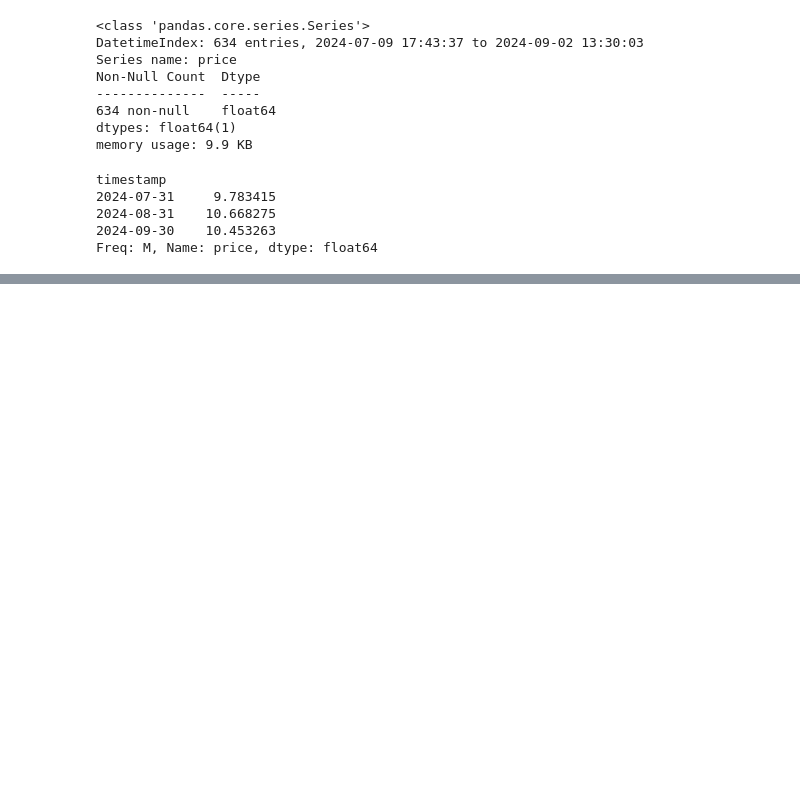
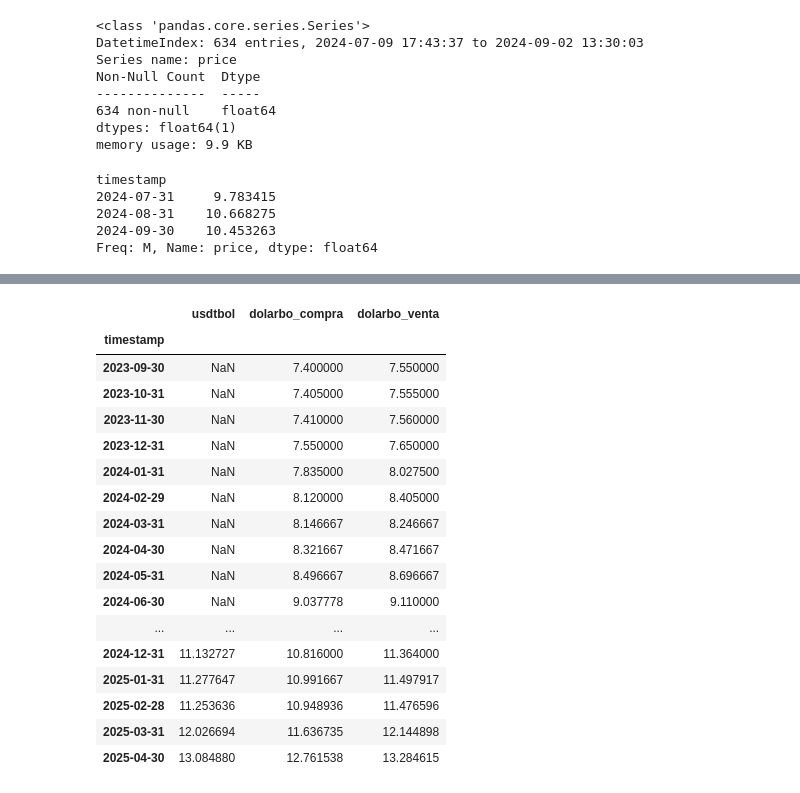
Before and after one commit to osmarbolivar/Sentiment-Analysis-Criptocurrency, a Jupyter notebook: Data.ipynb, the cells around one changed output, grey strips where cells are left out. Saved outputs shown, nothing was run; the diff lists cells and outputs as text; code cells hidden in the pictures; blank space fills up the shorter version.

```diff
--- a/Data.ipynb
+++ b/Data.ipynb
@@ -209,0 +247,30 @@ Freq: M, Name: price, dtype: float64
+# %%
+usdtbol_month = usdtbol.resample('M').mean()
+dolarbo_month = dolarbo.resample('M').mean()
+#usdtbol_month = usdtbol.resample('M').max()
+#dolarbo_month = dolarbo.resample('M').max()
+
+monthly_usdt = pd.merge(usdtbol_month, dolarbo_month, how='outer', left_index=True, right_index=True)
+monthly_usdt.columns = ['usdtbol', 'dolarbo_compra', 'dolarbo_venta']
+monthly_usdt = monthly_usdt.interpolate(method='linear', limit_direction='forward')
+
+monthly_usdt
+# %% [output]
+|  | usdtbol | dolarbo_compra | dolarbo_venta |
+| timestamp |  |  |  |
+| 2023-09-30 | NaN | 7.400000 | 7.550000 |
+| 2023-10-31 | NaN | 7.405000 | 7.555000 |
+| 2023-11-30 | NaN | 7.410000 | 7.560000 |
+| 2023-12-31 | NaN | 7.550000 | 7.650000 |
+| 2024-01-31 | NaN | 7.835000 | 8.027500 |
+| 2024-02-29 | NaN | 8.120000 | 8.405000 |
+| 2024-03-31 | NaN | 8.146667 | 8.246667 |
+| 2024-04-30 | NaN | 8.321667 | 8.471667 |
+| 2024-05-31 | NaN | 8.496667 | 8.696667 |
+| 2024-06-30 | NaN | 9.037778 | 9.110000 |
+| ... | ... | ... | ... |
+| 2024-12-31 | 11.132727 | 10.816000 | 11.364000 |
+| 2025-01-31 | 11.277647 | 10.991667 | 11.497917 |
+| 2025-02-28 | 11.253636 | 10.948936 | 11.476596 |
+| 2025-03-31 | 12.026694 | 11.636735 | 12.144898 |
+| 2025-04-30 | 13.084880 | 12.761538 | 13.284615 |
```
Also changed, not shown: parts of 17 cells of this notebook, 9 other files.
